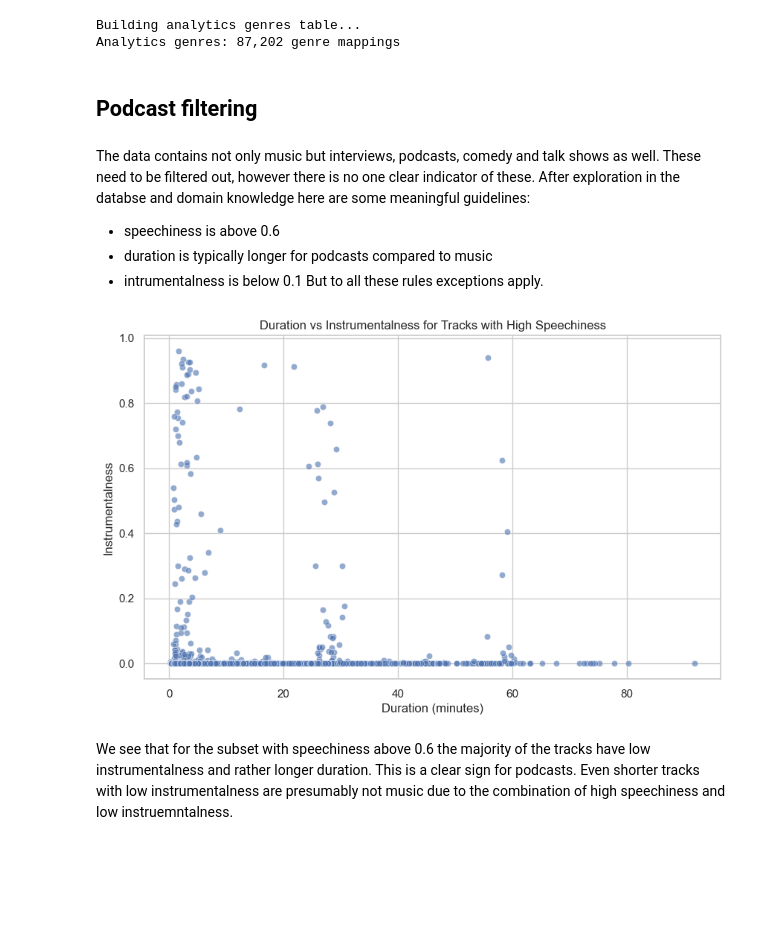
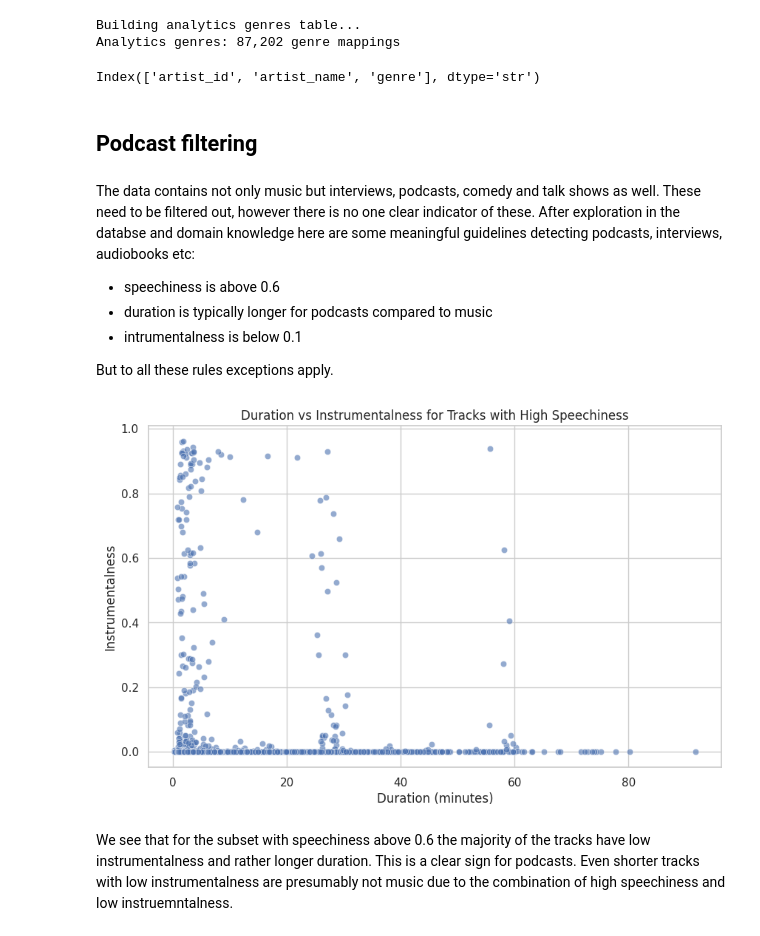
Before and after one commit to ds25m025edbertolima/soe-spotify, a Jupyter notebook: notebooks/3-cleaning.ipynb, the cells around one changed output. Saved outputs shown, nothing was run; the diff lists cells and outputs as text; code cells hidden in the pictures; blank space fills up the shorter version.

```diff
--- a/notebooks/3-cleaning.ipynb
+++ b/notebooks/3-cleaning.ipynb
@@ -311,27 +313,32 @@ print(f"Analytics genres: {len(df_genres):,} genre mappings")
 # %% [output]
 Building analytics genres table...
 Analytics genres: 87,202 genre mappings
+# %%
+print(df_genres.columns)
+# %% [output]
+Index(['artist_id', 'artist_name', 'genre'], dtype='str')
 # %% [markdown]
 ## Podcast filtering
 # %% [markdown]
 The data contains not only music but interviews, podcasts, comedy and talk shows as well. These need to be filtered out, however there is no one clear indicator of these.
-After exploration in the databse and domain knowledge here are some meaningful guidelines:
+After exploration in the databse and domain knowledge here are some meaningful guidelines detecting podcasts, interviews, audiobooks etc:
 - speechiness is above 0.6
 - duration is typically longer for podcasts compared to music
 - intrumentalness is below 0.1
+
 But to all these rules exceptions apply.
 # %%
 df_processed_tracks['duration_minutes'] = df_processed_tracks['duration_ms'] / 60000
 # %%
-df_filtered = df_processed_tracks[df_processed_tracks['speechiness'] > 0.6]
+df_filtered_speechiness = df_processed_tracks[df_processed_tracks['speechiness'] > 0.5] # podcast, interview, storybook
 plt.figure(figsize=(10, 6))
-sns.scatterplot(data=df_filtered, x='duration_minutes', y='instrumentalness', alpha=0.6)
+sns.scatterplot(data=df_filtered_speechiness, x='duration_minutes', y='instrumentalness', alpha=0.6)
 plt.title('Duration vs Instrumentalness for Tracks with High Speechiness')
 plt.xlabel('Duration (minutes)')
 plt.ylabel('Instrumentalness')
 plt.show()
 # %% [output]
-[figure, old version]
+[figure, new version]
 # %% [markdown]
 We see that for the subset with speechiness above 0.6 the majority of the tracks have low instrumentalness and rather longer duration. This is a clear sign for podcasts. Even shorter tracks with low instrumentalness are presumably not music due to the combination of high speechiness and low instruemntalness.
 # %%
```
Also changed, not shown: parts of 17 cells of this notebook, 2 other files.
